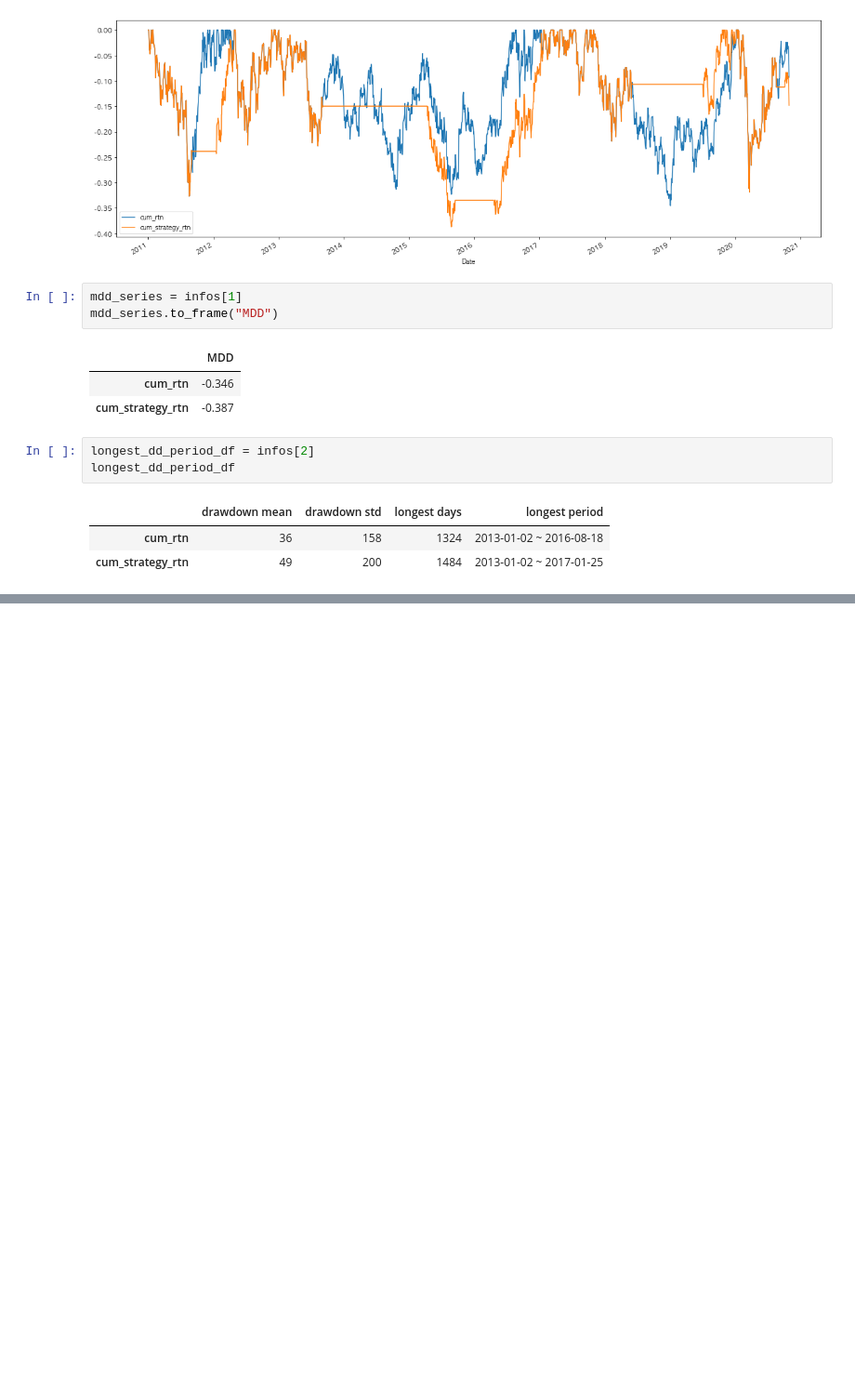
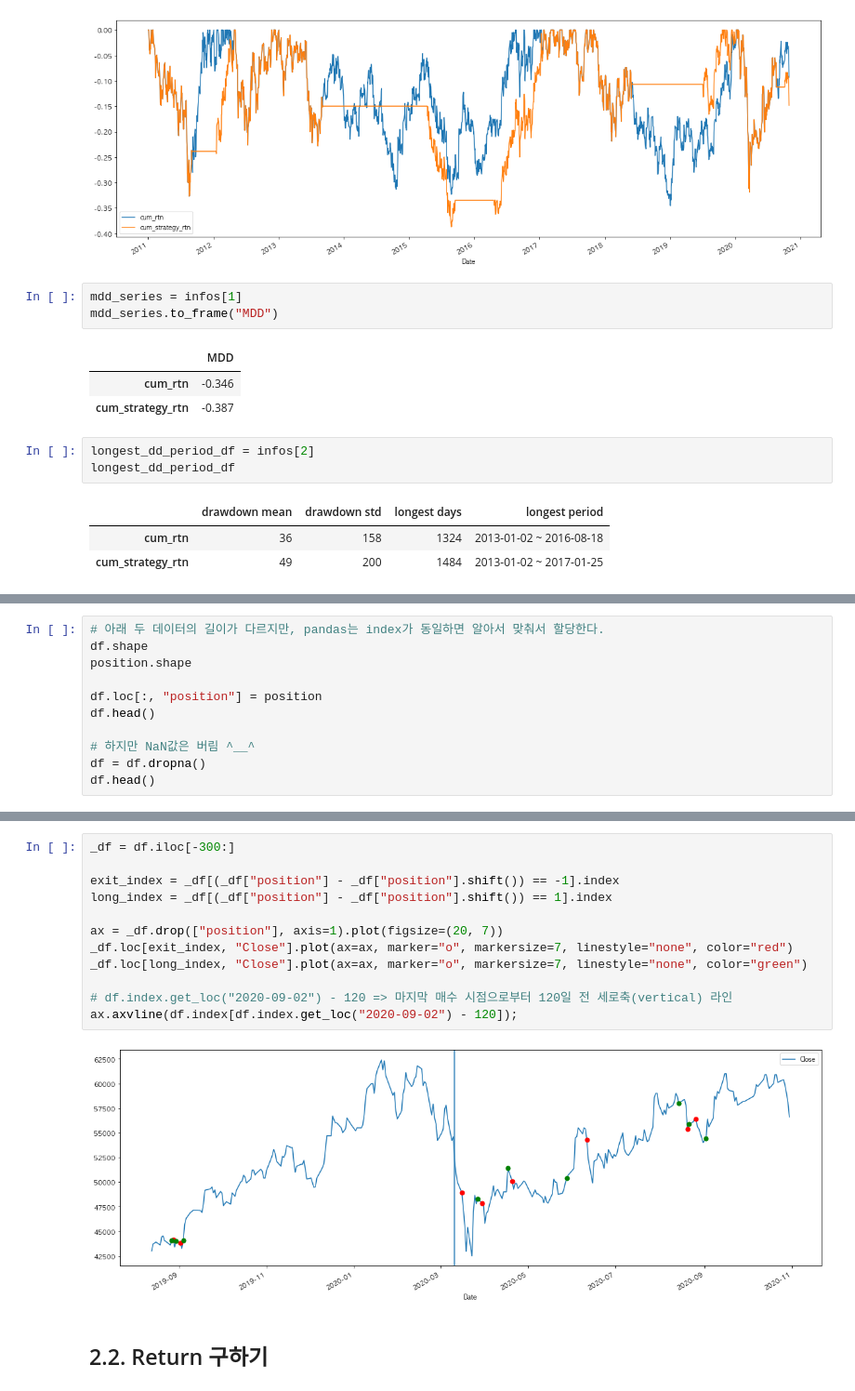
Before and after one commit to JihoQuant/Python-Pandas-Part-1, a Jupyter notebook: part2/5. Signal Based Backtesing.ipynb, the cells around one changed output, grey strips where cells are left out. Shown at 93% size. Saved outputs shown, nothing was run; the diff lists cells and outputs as text; blank space fills up the shorter version.

```diff
--- a/part2/5. Signal Based Backtesing.ipynb
+++ b/part2/5. Signal Based Backtesing.ipynb
@@ -180,0 +228,11 @@ longest_dd_period_df
+# %%
+# 아래 두 데이터의 길이가 다르지만, pandas는 index가 동일하면 알아서 맞춰서 할당한다.
+df.shape
+position.shape
+
+df.loc[:, "position"] = position
+df.head()
+
+# 하지만 NaN값은 버림 ^__^
+df = df.dropna()
+df.head()
@@ -180,0 +256,16 @@ longest_dd_period_df
+# %%
+_df = df.iloc[-300:]
+
+exit_index = _df[(_df["position"] - _df["position"].shift()) == -1].index
+long_index = _df[(_df["position"] - _df["position"].shift()) == 1].index
+
+ax = _df.drop(["position"], axis=1).plot(figsize=(20, 7))
+_df.loc[exit_index, "Close"].plot(ax=ax, marker="o", markersize=7, linestyle="none", color="red")
+_df.loc[long_index, "Close"].plot(ax=ax, marker="o", markersize=7, linestyle="none", color="green")
+
+# df.index.get_loc("2020-09-02") - 120 => 마지막 매수 시점으로부터 120일 전 세로축(vertical) 라인
+ax.axvline(df.index[df.index.get_loc("2020-09-02") - 120]);
+# %% [output]
+[figure, added]
+# %% [markdown]
+## 2.2. Return 구하기
```
Also changed, not shown: parts of 20 cells of this notebook.
